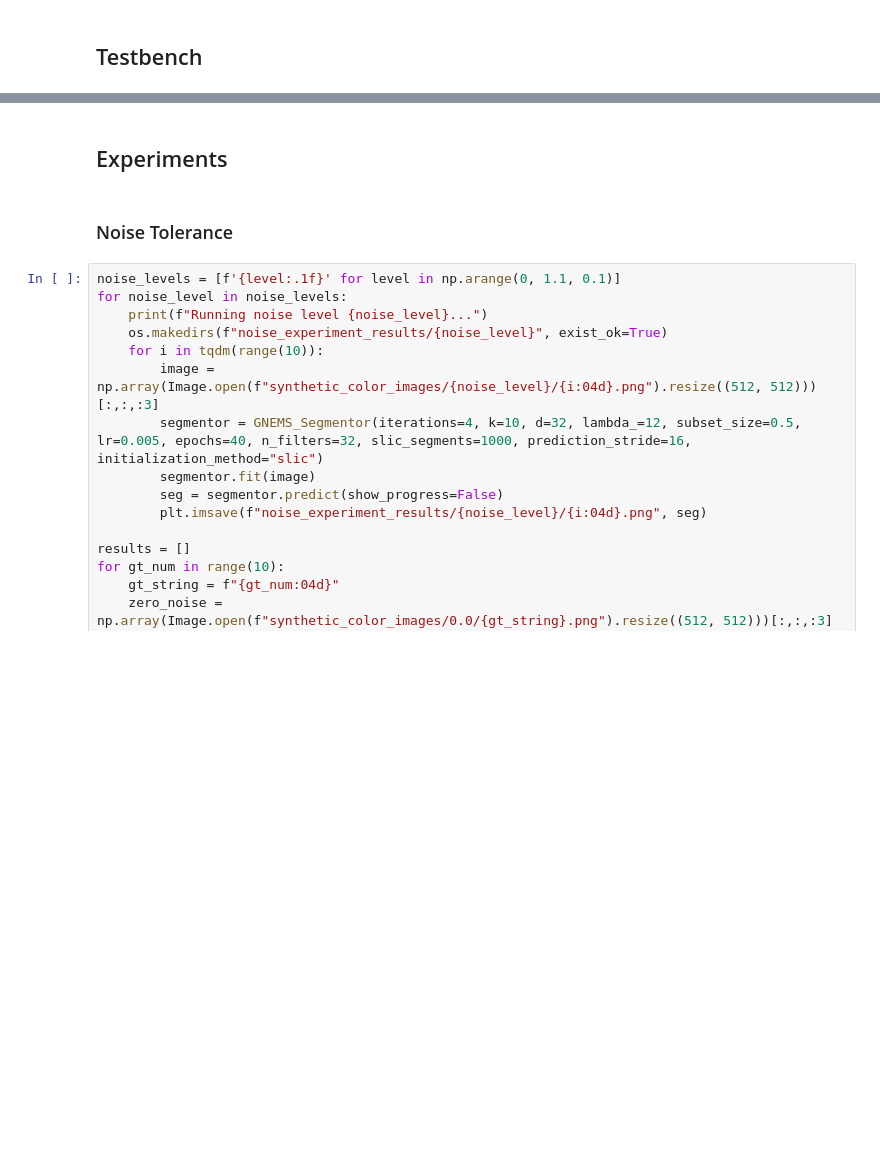
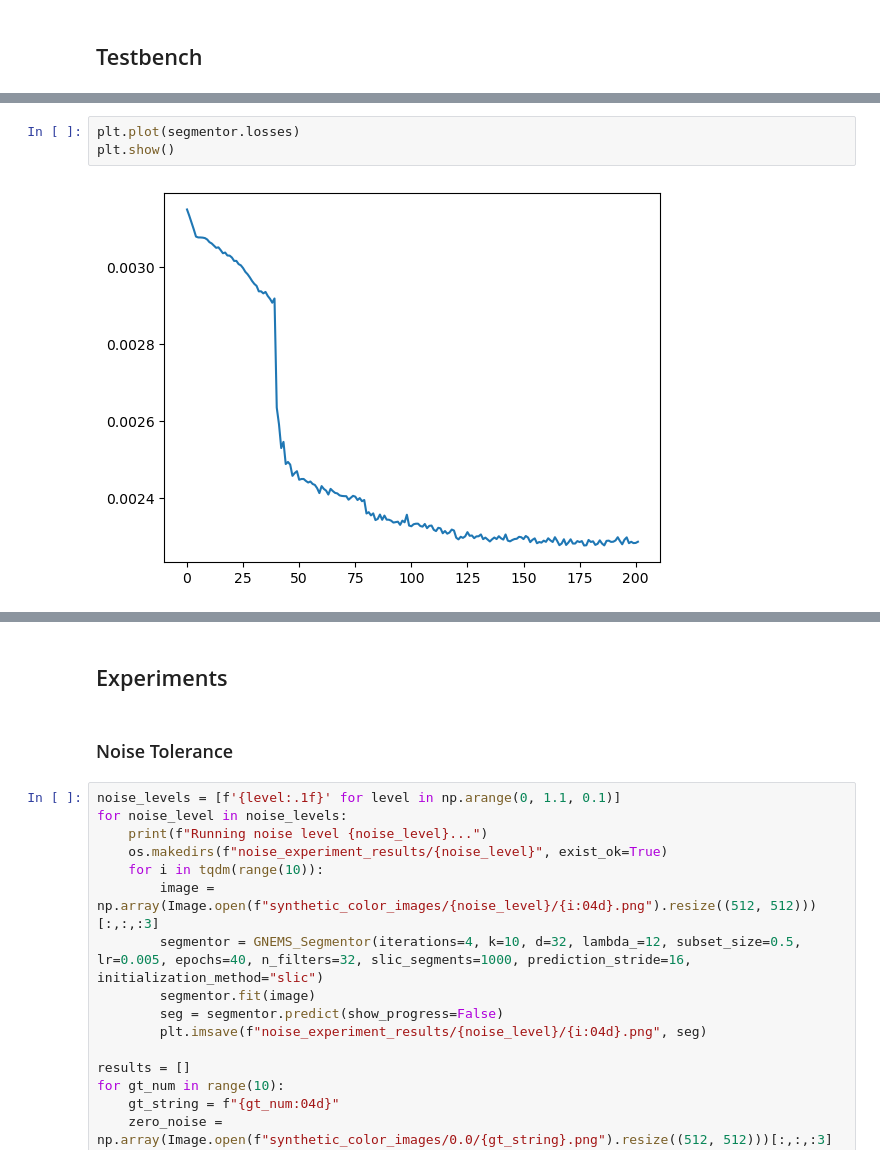
Before and after one commit to isaacwasserman/GNEMS, a Jupyter notebook: GNEMS.ipynb, the cells around one changed output, grey strips where cells are left out. Drawn from its saved outputs; the diff is of its cells as text; blank space fills up the shorter version.

```diff
--- a/GNEMS.ipynb
+++ b/GNEMS.ipynb
@@ -369,3 +442,8 @@ Total time taken: 3.009226083755493
+# %%
+plt.plot(segmentor.losses)
+plt.show()
+# %% [output]
+[figure, added]
 # %%
 # load csv as array
 csv = np.loadtxt("tmp_images/128035-4.csv", delimiter=",")
```
Also changed, not shown: parts of 5 cells of this notebook, 10 other files.
